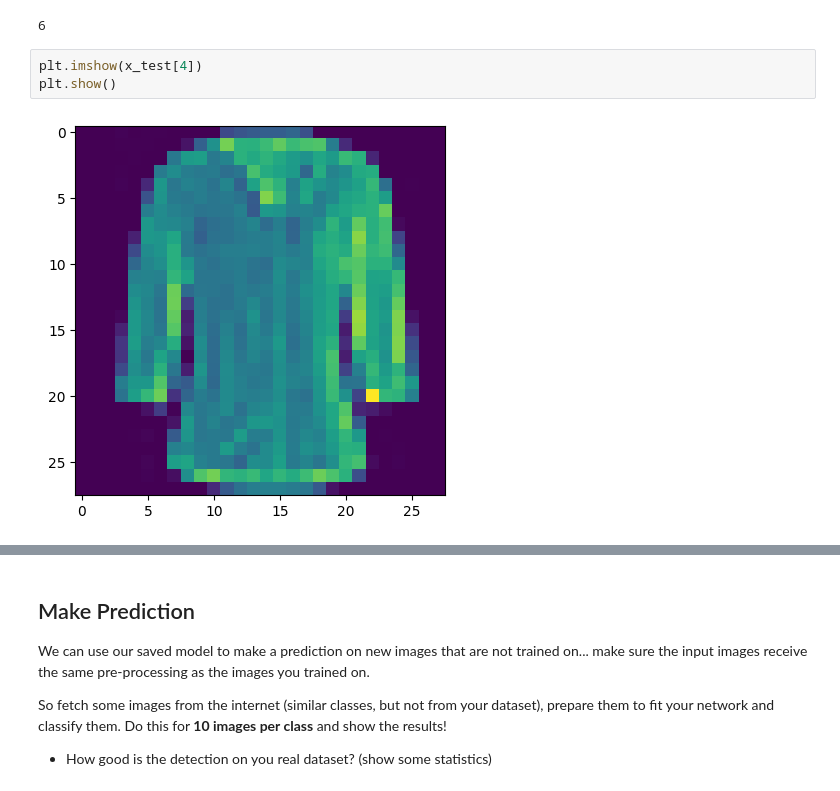
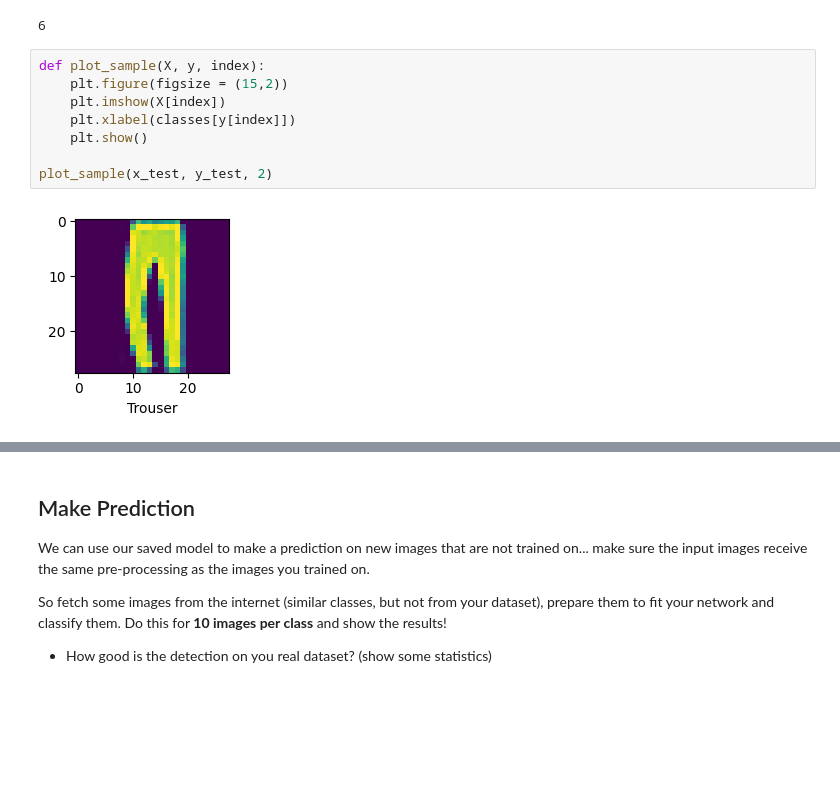
Before and after one commit to yannick1203/AIS_Group2, a Jupyter notebook: Assignment2/Code/PartA/Assignment2_PART_A.ipynb, the cells around one changed output, grey strips where cells are left out. Drawn from its saved outputs; the diff is of its cells as text; blank space fills up the shorter version.

```diff
--- a/Assignment2/Code/PartA/Assignment2_PART_A.ipynb
+++ b/Assignment2/Code/PartA/Assignment2_PART_A.ipynb
@@ -169,8 +171,13 @@ import numpy as np
 print(np.argmax(prediction[4]))
 # %% [output]
 6
-# %%
-plt.imshow(x_test[4])
-plt.show()
-# %% [output]
-[figure, removed]
+# %%
+def plot_sample(X, y, index):
+    plt.figure(figsize = (15,2))
+    plt.imshow(X[index])
+    plt.xlabel(classes[y[index]])
+    plt.show()
+
+plot_sample(x_test, y_test, 2)
+# %% [output]
+[figure, added]
```
Also changed, not shown: parts of 12 cells of this notebook, 1 other file.
